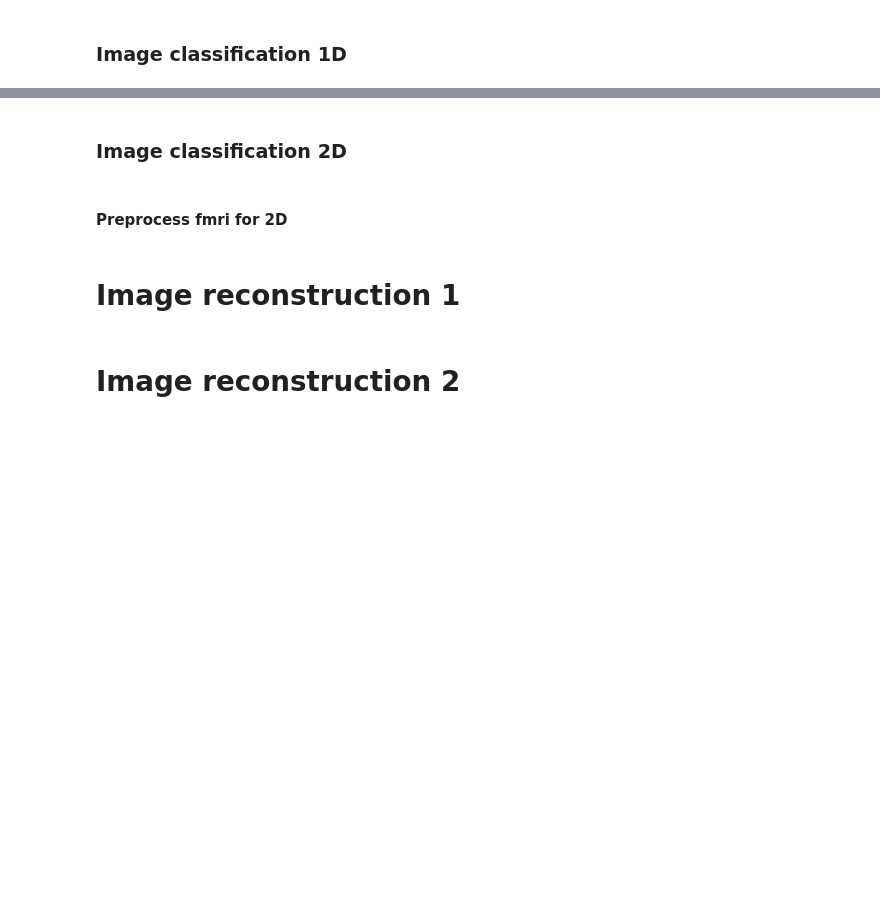
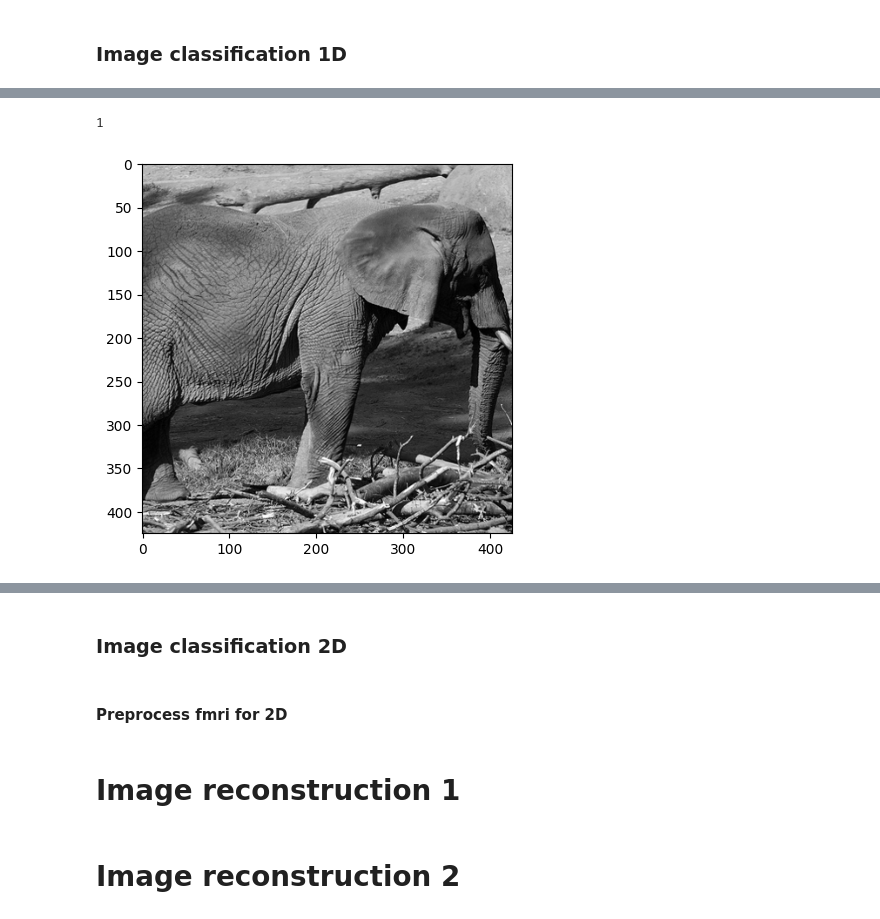
Before and after one commit to A-Ariyanuchitkul/G20_ML2023, a Jupyter notebook: project.ipynb, the cells around one changed output, grey strips where cells are left out. Saved outputs shown, nothing was run; the diff lists cells and outputs as text; code cells hidden in the pictures; blank space fills up the shorter version.

Commit message:
Fixed problems in code Added function to pick images directly

```diff
--- a/project.ipynb
+++ b/project.ipynb
@@ -229,13 +235,17 @@ global_fmri_r_train = None
 global_fmri_r_val = None
 global_images_train = None
 global_images_val = None
-global_idx = None
+global_idx_train = None
+global_idx_val = None
+
+global_train_count = None
+global_val_count = None
 
 load_mode= 'train'
-subject_count = 3
+subject_count = 2
 
-image_count = 5000
 image_mode = "gray"
+image_count = -1 # -1 for all or 0 for none or > 2 for images
 load_images = image_count > 0 and load_mode == 'train'
 
 fit_fmri_dimension = True
@@ -251,12 +261,17 @@ for sub in SUBJ_LIST[:subject_count]:
   global_labels_name = label_names if global_labels_name is None else global_labels_name
 
   count = None if images is None else images.shape[0]
-  split_ratio = 0.995 if load_mode == 'train' else 1
+  split_ratio = 0.99 if load_mode == 'train' else 1
 
-  ((labels_train, labels_val), (fmri_l_train, fmri_l_val), (fmri_r_train, fmri_r_val), (images_train, images_val), idx_permutation) = (
+  ((labels_train, labels_val), (fmri_l_train, fmri_l_val), (fmri_r_train, fmri_r_val), (images_train, images_val), (idx_train, idx_val)) = (
     sub_obj.split_data(image_labels, fmri, images, split_ratio=split_ratio, count=count, permutate= load_mode=='train'))
 
-  global_idx = idx_permutation if global_labels_val is None else np.vstack((global_idx, idx_permutation))
+  global_train_count = labels_train.shape[0] if global_train_count is None else global_train_count
+  global_val_count = labels_val.shape[0] if global_val_count is None else global_val_count
+
+  global_idx_train = idx_train if global_idx_train is None else np.concatenate((global_idx_train, idx_train))
+  if idx_val is not None:
+    global_idx_val = idx_val if global_idx_val is None else np.concatenate((global_idx_val, idx_val))
 
   print(f"labels_train  shape: {labels_train.shape}")
   global_labels_train = labels_train if global_labels_train is None else np.vstack((global_labels_train, labels_train))
@@ -482,5 +546,5 @@ model1D.add(keras.layers.Dense(133, activation="softmax"))
 model1D.summary()
 
 model1D.compile(
-  optimizer= keras.optimizers.SGD(learning_rate=0.00001), loss= keras.losses.CategoricalCrossentropy(), metrics= [keras.metrics.CategoricalAccuracy()])
+  optimizer= keras.optimizers.SGD(learning_rate=0.000001), loss= keras.losses.CategoricalCrossentropy(), metrics= [keras.metrics.CategoricalAccuracy()])
 # %% [output]
@@ -504,3 +570,3 @@ _________________________________________________________________
 # %%
 history1D = None
-history1D = model1D.fit(global_X_train_1D, global_labels_train, validation_data=(global_X_val_1D, global_labels_val), batch_size=64, epochs=50)
+history1D = model1D.fit(global_X_train_1D, global_labels_train, validation_data=(global_X_val_1D, global_labels_val), batch_size=64, epochs=20)
@@ -537,3 +612,11 @@ else:
+# %%
+import math
+sub_index = math.floor(prediction_model1D_index / global_val_count)
+print(sub_index)
+showSingleImage(SUBJ_LIST[sub_index], global_idx_val[prediction_model1D_index])
+# %% [output]
+1
+[figure, added]
 # %%
 label_count = 3
 print(prediction_model[prediction_model1D_index])
```
Also changed, not shown: parts of 23 cells of this notebook.
